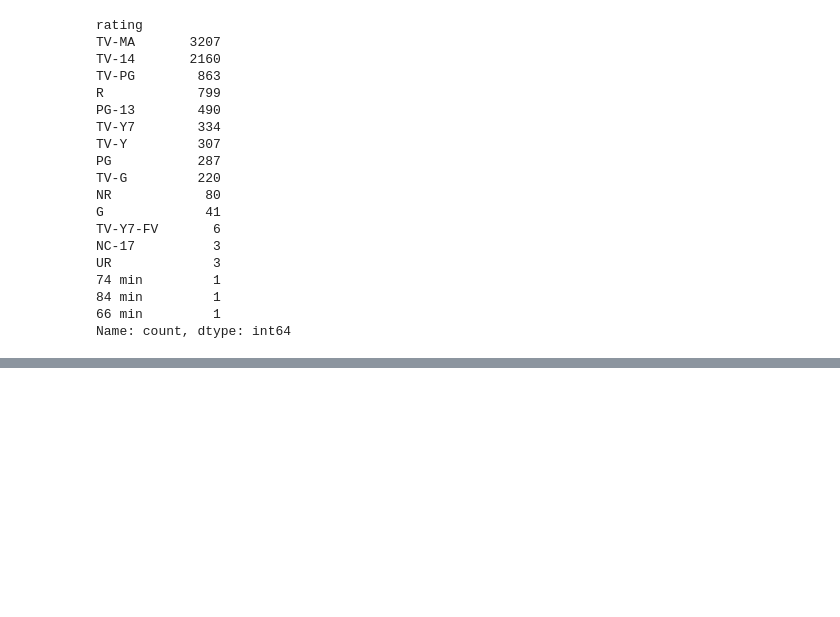
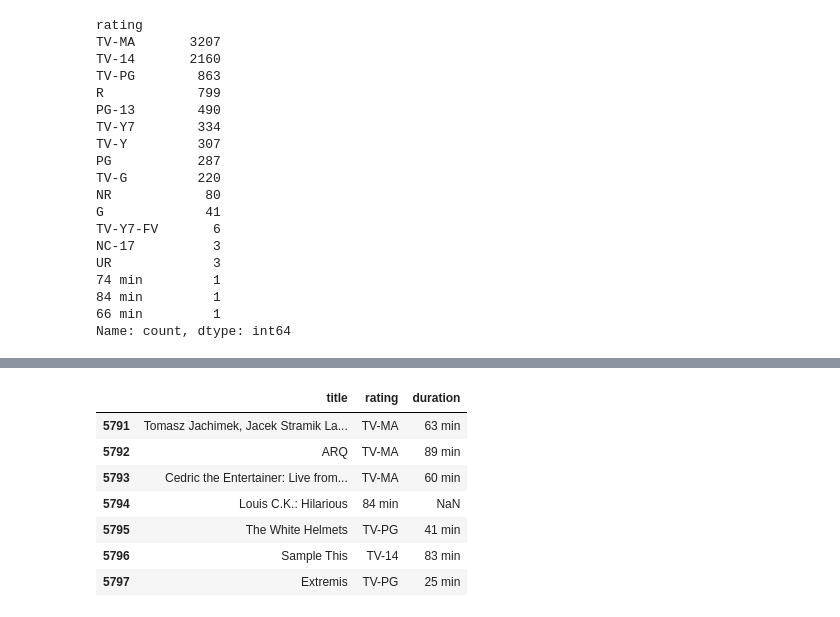
Before and after one commit to RashedTheDeveloper/AI-ML-Learning-Journey, a Jupyter notebook: 02_Data_Analysis_Projects/Netflix_Movies_Analysis/01_Netflix_Movies_Analysis.ipynb, the cells around one changed output, grey strips where cells are left out. Cells and saved outputs as stored; diff of their text form; code cells hidden in the pictures; blank space fills up the shorter version.

```diff
--- a/02_Data_Analysis_Projects/Netflix_Movies_Analysis/01_Netflix_Movies_Analysis.ipynb
+++ b/02_Data_Analysis_Projects/Netflix_Movies_Analysis/01_Netflix_Movies_Analysis.ipynb
@@ -380,0 +433,11 @@ Name: count, dtype: int64
+# %%
+df.loc[5791:5797, ['title', 'rating', 'duration']]
+# %% [output]
+|  | title | rating | duration |
+| 5791 | Tomasz Jachimek, Jacek Stramik La... | TV-MA | 63 min |
+| 5792 | ARQ | TV-MA | 89 min |
+| 5793 | Cedric the Entertainer: Live from... | TV-MA | 60 min |
+| 5794 | Louis C.K.: Hilarious | 84 min | NaN |
+| 5795 | The White Helmets | TV-PG | 41 min |
+| 5796 | Sample This | TV-14 | 83 min |
+| 5797 | Extremis | TV-PG | 25 min |
```
Also changed, not shown: parts of 13 cells of this notebook.
